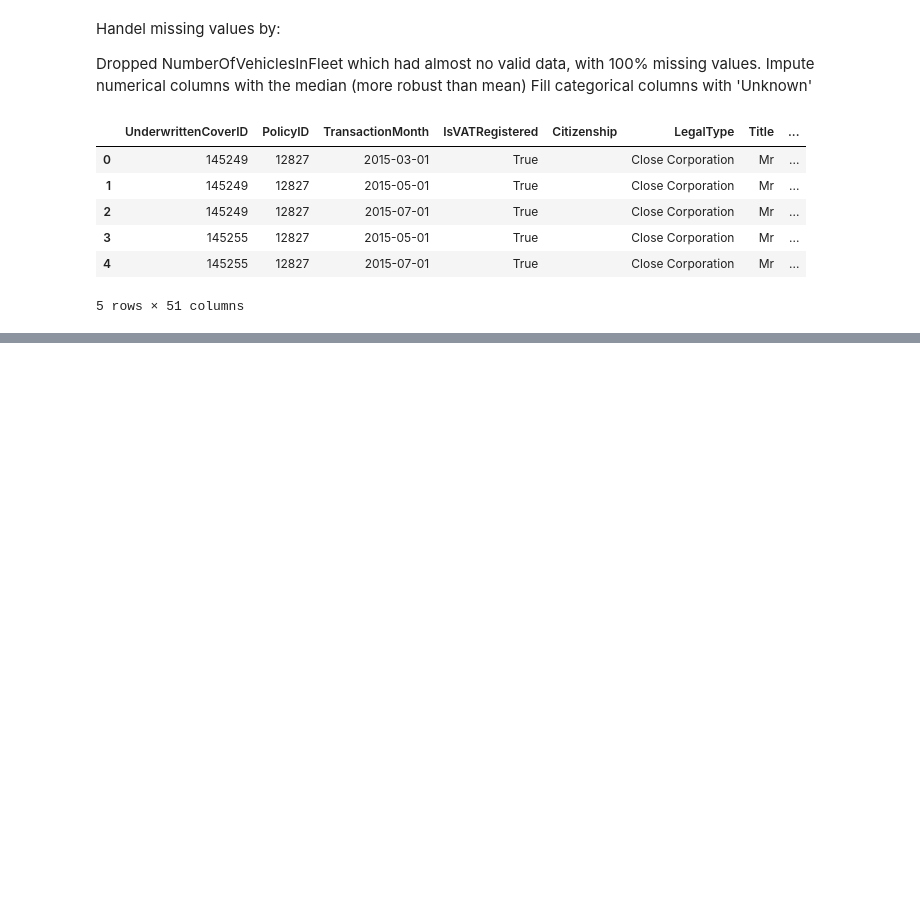
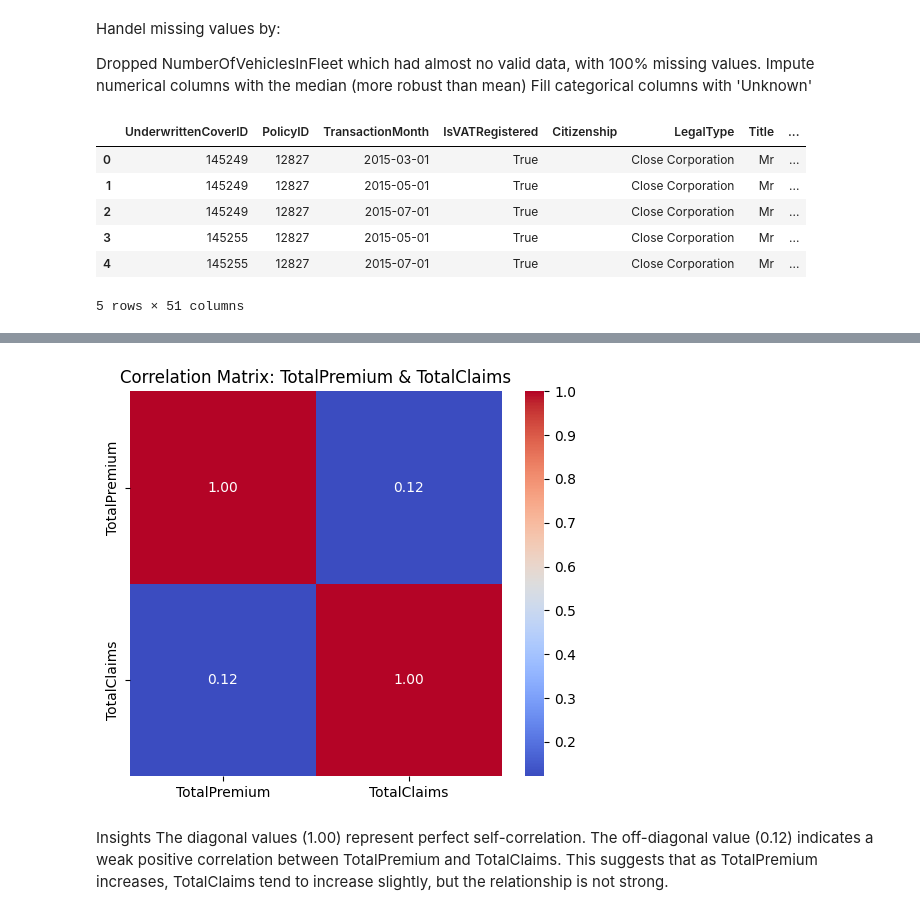
Before and after one commit to b-sam16/AlphaCare-Insurance-Analysis, a Jupyter notebook: notebooks/eda.ipynb, the cells around one changed output, grey strips where cells are left out. Drawn from its saved outputs; the diff is of its cells as text; code cells hidden in the pictures; blank space fills up the shorter version.

```diff
--- a/notebooks/eda.ipynb
+++ b/notebooks/eda.ipynb
@@ -127,0 +202,10 @@ cleaned_data.head()
+# %%
+# Correlation Matrix
+visualizer.plot_correlation_matrix()
+# %% [output]
+[figure, added]
+# %% [markdown]
+Insights
+The diagonal values (1.00) represent perfect self-correlation.
+The off-diagonal value (0.12) indicates a weak positive correlation between TotalPremium and TotalClaims.
+This suggests that as TotalPremium increases, TotalClaims tend to increase slightly, but the relationship is not strong.
```
Also changed, not shown: parts of 7 cells of this notebook, 2 other files.
